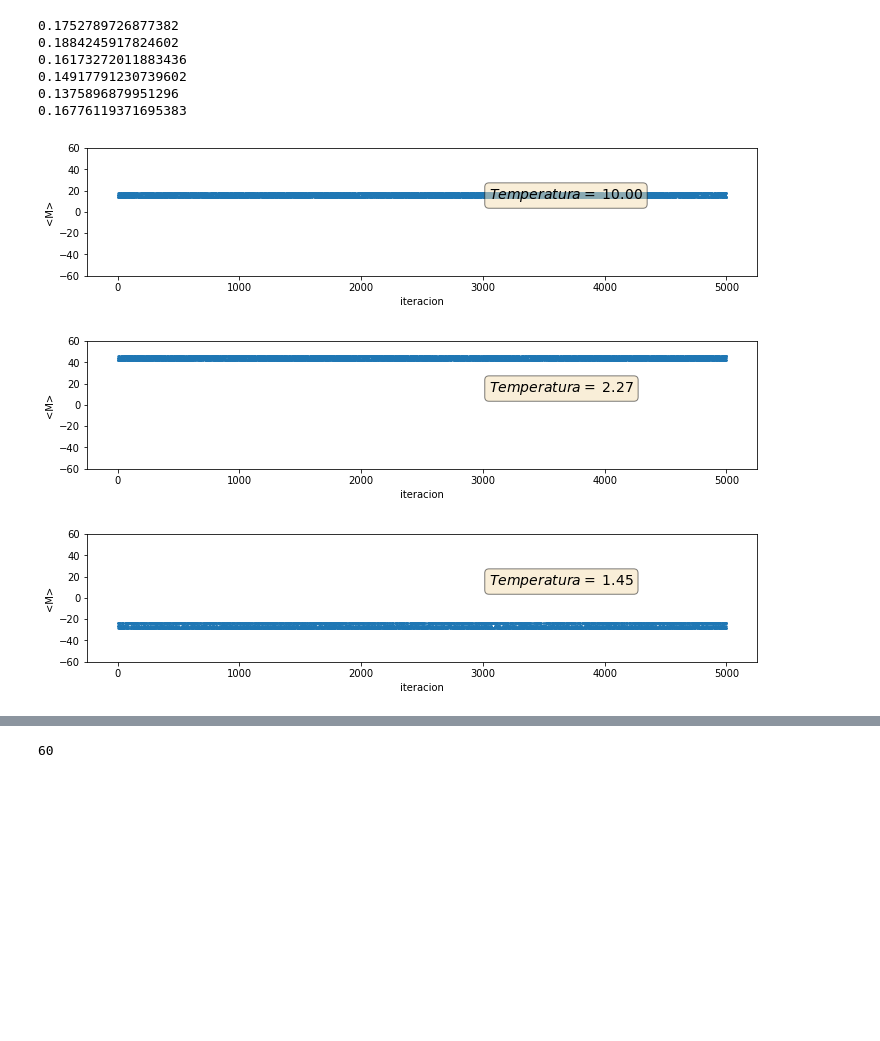
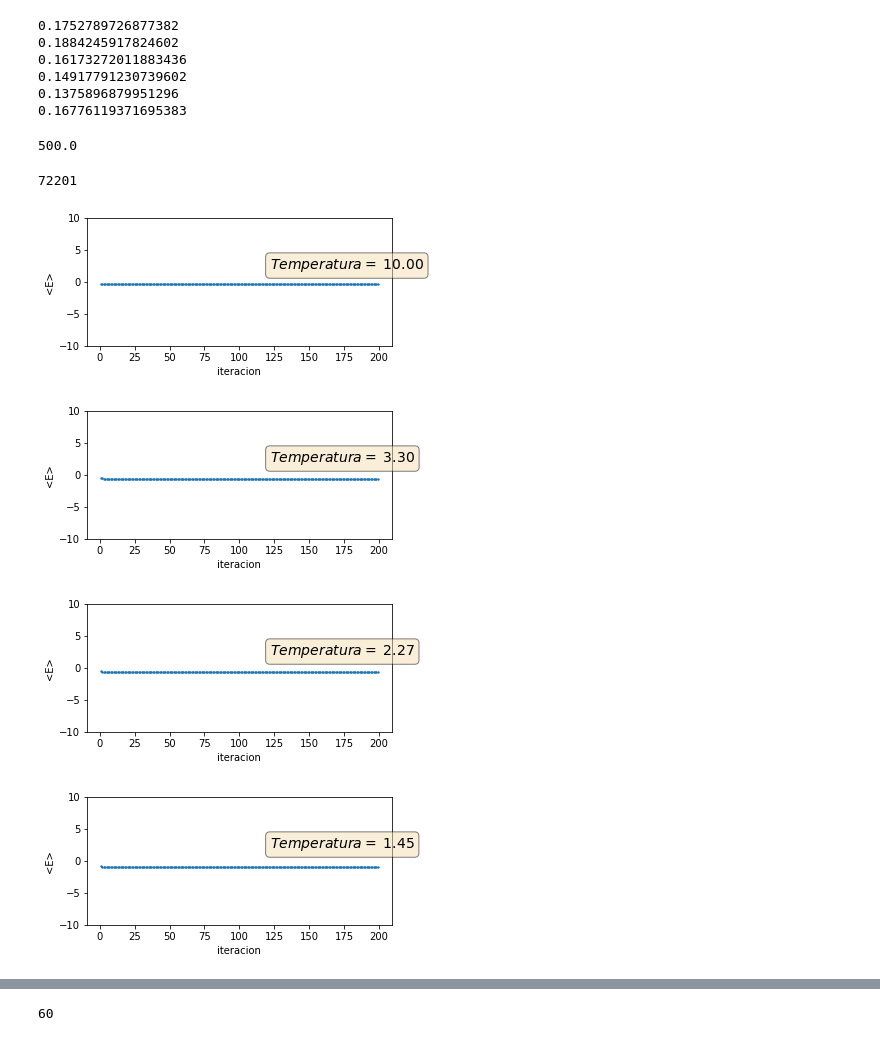
Before and after one commit to lupipedraza/Ising, a Jupyter notebook: ej2.ipynb, the cells around one changed output, grey strips where cells are left out. Drawn from its saved outputs; the diff is of its cells as text; code cells hidden in the pictures; blank space fills up the shorter version.

```diff
--- a/ej2.ipynb
+++ b/ej2.ipynb
@@ -198,11 +191,15 @@ for j in range(6):
 0.14917791230739602
 0.1375896879951296
 0.16776119371695383
+# %%
+1000000/2000
+# %% [output]
+500.0
 # %%
 #Habiendo visto los graficos de la magnetizacion para iter=100000 vimos que la termalizacion se alcanzaba al rededor
 #de la iteración 2000, entonces a partir de eso tomamos cada 2000 iteraciones los valores e hicimos 100000000
 
-Datos = codecs.open('magnetizacion_J_iter=10000000.txt','r','utf8').read().split('\n')
+Datos = codecs.open('magnetizacion_J_ej4_iter=1000000.txt','r','utf8').read().split('\n')
 
 error=[]
 rango=[]
@@ -212,36 +209,43 @@ E=[]
 
 #la cantidad de datos que tomamos fueron 10000000/2000=5000 +1 que es el inicial
 #y lo hicimos para 60 J's eso son unos 305061 datos
-cantidad=5001;
+cantidad=int(1000000/5000);
 for k in range(60):
     m=[]
     e=[]
 
     for i,data in enumerate(Datos[((cantidad)*k):((cantidad)*(k+1))-1]):
-        m.append(float(data.split(' ')[0]))
-        e.append(float(data.split(' ')[1]))
+        try:
+            m.append(float(data.split(' ')[0]))
+            e.append(float(data.split(' ')[1]))
+        except:
+            print(i,data)
     M.append(m)
     E.append(e)
     iteracion=np.linspace(1,cantidad-1,cantidad-1)
-
-
-props = dict(boxstyle='round', facecolor='wheat', alpha=0.5)
-
-T=[10, 2.27, 1.45]
-pos=[0,34,59]
-
-for i, pos in enumerate(pos):
-    fig=plt.figure(figsize=(12, 8))
-    posicion=311+i
-    ax=plt.subplot(posicion)
-    ax.set_ylim([-60, 60])
-    plt.scatter(iteracion,M[i],s=2)
-    plt.ylabel('<M>')
-    plt.xlabel('iteracion')
-    plt.text(0.6, 0.6,"$Temperatura=$ %0.2f" %T[i],transform=ax.transAxes, fontsize=14, bbox=props)
-
-    plt.show()
-# %% [output]
-[figure, removed]
-[figure, removed]
-[figure, removed]
+# %%
+len(Datos)
+# %% [output]
+72201
+# %%
+
+props = dict(boxstyle='round', facecolor='wheat', alpha=0.5)
+
+T=[10,3.3, 2.27, 1.45]
+pos=[0,20,34,59]
+
+for i,p in enumerate(pos):
+    fig=plt.figure(figsize=(12, 8))
+    posicion=321+i
+    ax=plt.subplot(posicion)
+    ax.set_ylim([-10, 10])
+    plt.scatter(iteracion,E[p],s=2)
+    plt.ylabel('<E>')
+    plt.xlabel('iteracion')
+    plt.text(0.6, 0.6,"$Temperatura=$ %0.2f" %T[i],transform=ax.transAxes, fontsize=14, bbox=props)
+    plt.show()
+# %% [output]
+[figure, added]
+[figure, added]
+[figure, added]
+[figure, added]
```
Also changed, not shown: parts of 10 cells of this notebook, 33 other files.
